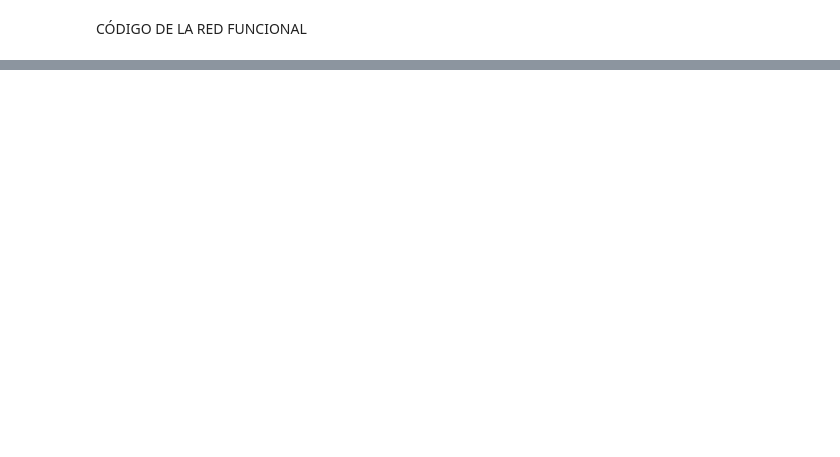
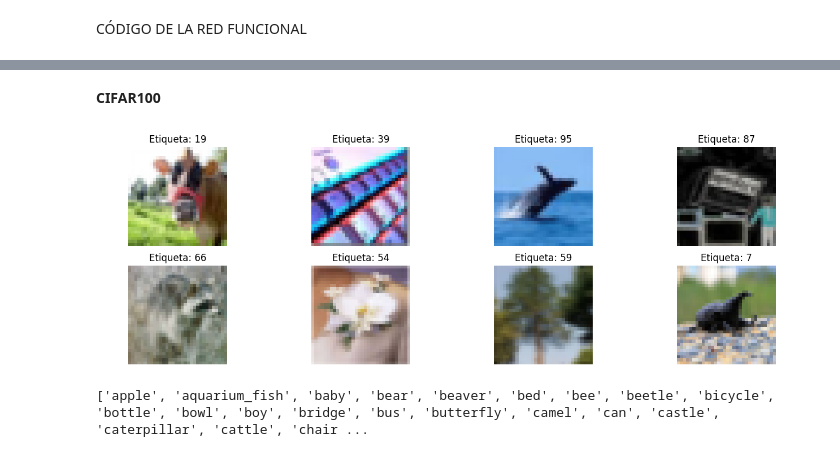
Before and after one commit to FelipeFerAl/ImageProcessing, a Jupyter notebook: Talleres/Taller2_PDI.ipynb, the cells around one changed output, grey strips where cells are left out. Drawn from its saved outputs; the diff is of its cells as text; code cells hidden in the pictures; blank space fills up the shorter version.

```diff
--- a/Talleres/Taller2_PDI.ipynb
+++ b/Talleres/Taller2_PDI.ipynb
@@ -138,0 +272,15 @@ tf.keras.utils.plot_model(model, show_shapes=True)
+# %%
+input_c10 = tf.keras.layers.Input(shape=(32,32,3))
+B1 = tf.keras.layers.Conv2D(32, (3,3), activation='relu')(input_c10)
+B2 = tf.keras.layers.MaxPooling2D((2,2))(B1)
+B3 = tf.keras.layers.Flatten()(B2)
+B4 = tf.keras.layers.Dense(600, activation='relu')(B3)
+B5 = tf.keras.layers.Dense(300, activation='relu')(B4)
+output_c10 = tf.keras.layers.Dense(10, activation='softmax')(B5)
+
+model_c10 = tf.keras.Model(inputs=input_c10, outputs=output_c10)
+
+optimizer = tf.keras.optimizers.Adam(learning_rate=0.0010848)
+model_c10.compile(optimizer=optimizer,
+                 loss='sparse_categorical_crossentropy',
+                 metrics=['accuracy'],)
@@ -138,0 +309,12 @@ tf.keras.utils.plot_model(model, show_shapes=True)
+# %%
+model_c10.fit(x_train_c10, y_train_c10, epochs=10, validation_split=0.3)
+# %%
+y_pred_c10 = model_c10.predict(x_test_c10)
+
+y_pred_c10 = np.argmax(y_pred_c10, axis=1)
+
+accurate = 0
+for idx in y_pred_c10:
+  if y_test_c10[idx] == y_pred_c10[idx]:
+    accurate += 1
+print(f"La precisión del modelo es: {np.round(accurate/len(y_pred_c10)*100)}%")
@@ -138,0 +330,24 @@ tf.keras.utils.plot_model(model, show_shapes=True)
+# %% [markdown]
+**CIFAR100**
+# %%
+# Carga de datos
+(x_train_c100, y_train_c100), (x_test_c100, y_test_c100) = tf.keras.datasets.cifar100.load_data()
+
+x_train_c100, x_test_c100 = x_train_c100/255, x_test_c100/255
+y_train_c100, y_test_c100 = y_train_c100.squeeze(), y_test_c100.squeeze()
+# %%
+plt.figure(figsize=(16,5)), plt.axis('off')
+for idx in idxs3:
+  plt.subplot(2,4,idxs3.index(idx)+1)
+  plt.imshow(x_train_c100[idx]), plt.title(f"Etiqueta: {y_train_c100[idx]}"), plt.axis('off')
+# %% [output]
+[figure, added]
+# %%
+# Cargar diccionario de etiquetas
+with open('/content/meta', 'rb') as f:
+    mi_diccionario = pickle.load(f)
+
+print(mi_diccionario['fine_label_names'])
+# print(mi_diccionario['coarse_label_names'])
+# %% [output]
+['apple', 'aquarium_fish', 'baby', 'bear', 'beaver', 'bed', 'bee', 'beetle', 'bicycle', 'bottle', 'bowl', 'boy', 'bridge', 'bus', 'butterfly', 'camel', 'can', 'castle', 'caterpillar', 'cattle', 'chair ...
```
Also changed, not shown: parts of 28 cells of this notebook.
